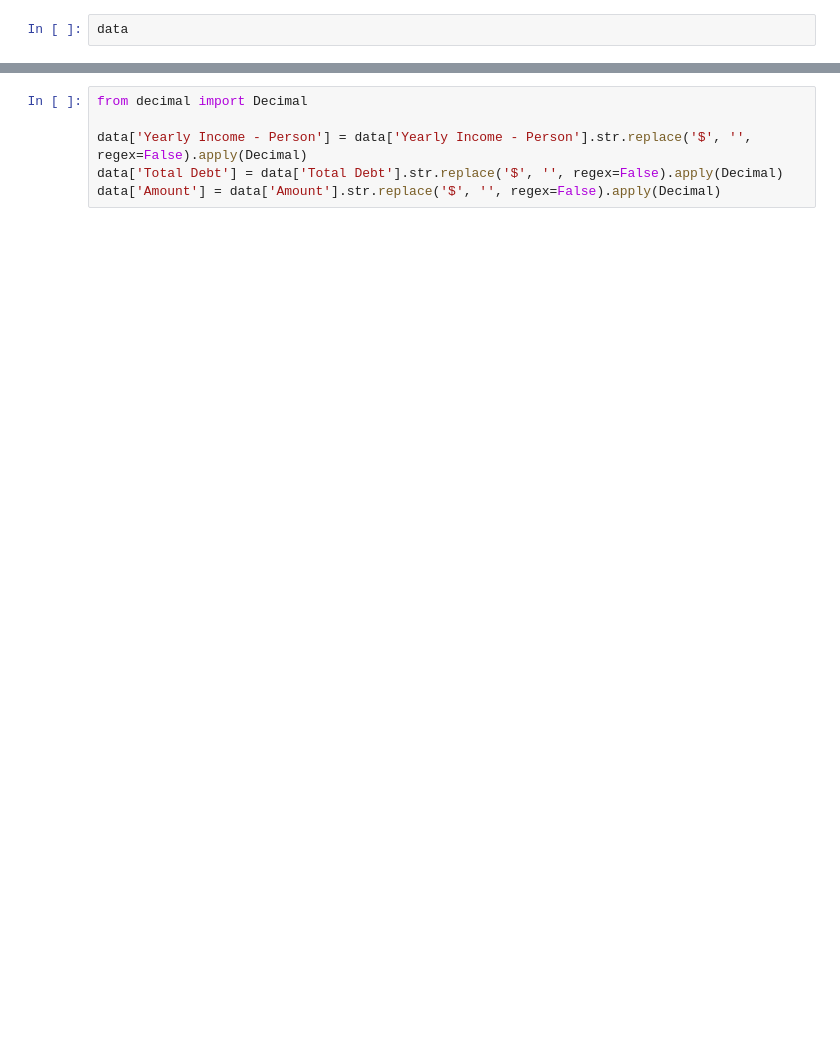
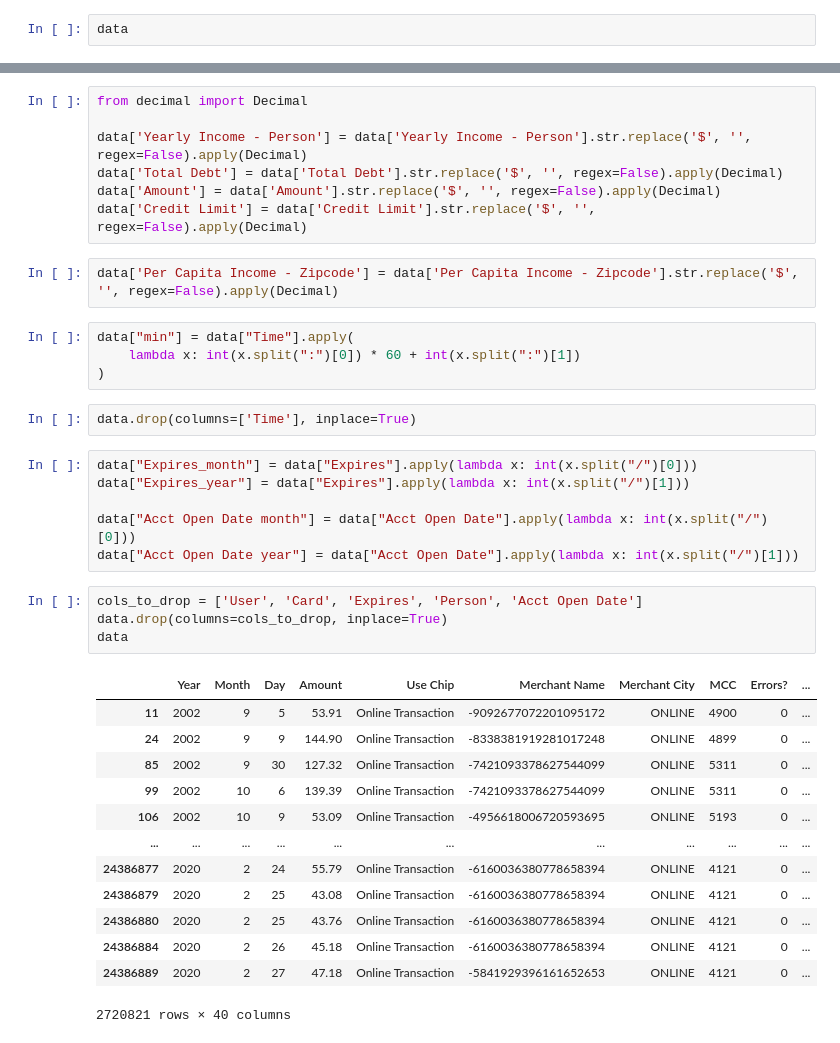
Before and after one commit to LivetaK/Fraud, a Jupyter notebook: data_preparation.ipynb, the cells around one changed output, grey strips where cells are left out. Saved outputs shown, nothing was run; the diff lists cells and outputs as text; blank space fills up the shorter version.

```diff
--- a/data_preparation.ipynb
+++ b/data_preparation.ipynb
@@ -165,5 +137,38 @@ from decimal import Decimal
 data['Yearly Income - Person'] = data['Yearly Income - Person'].str.replace('$', '', regex=False).apply(Decimal)
 data['Total Debt'] = data['Total Debt'].str.replace('$', '', regex=False).apply(Decimal)
 data['Amount'] = data['Amount'].str.replace('$', '', regex=False).apply(Decimal)
+data['Credit Limit'] = data['Credit Limit'].str.replace('$', '', regex=False).apply(Decimal)
+# %%
+data['Per Capita Income - Zipcode'] = data['Per Capita Income - Zipcode'].str.replace('$', '', regex=False).apply(Decimal)
+# %%
+data["min"] = data["Time"].apply(
+    lambda x: int(x.split(":")[0]) * 60 + int(x.split(":")[1])
+)
+# %%
+data.drop(columns=['Time'], inplace=True)
+# %%
+data["Expires_month"] = data["Expires"].apply(lambda x: int(x.split("/")[0]))
+data["Expires_year"] = data["Expires"].apply(lambda x: int(x.split("/")[1]))
+
+data["Acct Open Date month"] = data["Acct Open Date"].apply(lambda x: int(x.split("/")[0]))
+data["Acct Open Date year"] = data["Acct Open Date"].apply(lambda x: int(x.split("/")[1]))
+# %%
+cols_to_drop = ['User', 'Card', 'Expires', 'Person', 'Acct Open Date']
+data.drop(columns=cols_to_drop, inplace=True)
+data
+# %% [output]
+|  | Year | Month | Day | Amount | Use Chip | Merchant Name | Merchant City | MCC | Errors? | ... |
+| 11 | 2002 | 9 | 5 | 53.91 | Online Transaction | -9092677072201095172 | ONLINE | 4900 | 0 | ... |
+| 24 | 2002 | 9 | 9 | 144.90 | Online Transaction | -8338381919281017248 | ONLINE | 4899 | 0 | ... |
+| 85 | 2002 | 9 | 30 | 127.32 | Online Transaction | -7421093378627544099 | ONLINE | 5311 | 0 | ... |
+| 99 | 2002 | 10 | 6 | 139.39 | Online Transaction | -7421093378627544099 | ONLINE | 5311 | 0 | ... |
+| 106 | 2002 | 10 | 9 | 53.09 | Online Transaction | -4956618006720593695 | ONLINE | 5193 | 0 | ... |
+| ... | ... | ... | ... | ... | ... | ... | ... | ... | ... | ... |
+| 24386877 | 2020 | 2 | 24 | 55.79 | Online Transaction | -6160036380778658394 | ONLINE | 4121 | 0 | ... |
+| 24386879 | 2020 | 2 | 25 | 43.08 | Online Transaction | -6160036380778658394 | ONLINE | 4121 | 0 | ... |
+| 24386880 | 2020 | 2 | 25 | 43.76 | Online Transaction | -6160036380778658394 | ONLINE | 4121 | 0 | ... |
+| 24386884 | 2020 | 2 | 26 | 45.18 | Online Transaction | -6160036380778658394 | ONLINE | 4121 | 0 | ... |
+| 24386889 | 2020 | 2 | 27 | 47.18 | Online Transaction | -5841929396161652653 | ONLINE | 4121 | 0 | ... |
+2720821 rows × 40 columns
 # %%
 data
```
Also changed, not shown: parts of 35 cells of this notebook, 1 other file.
